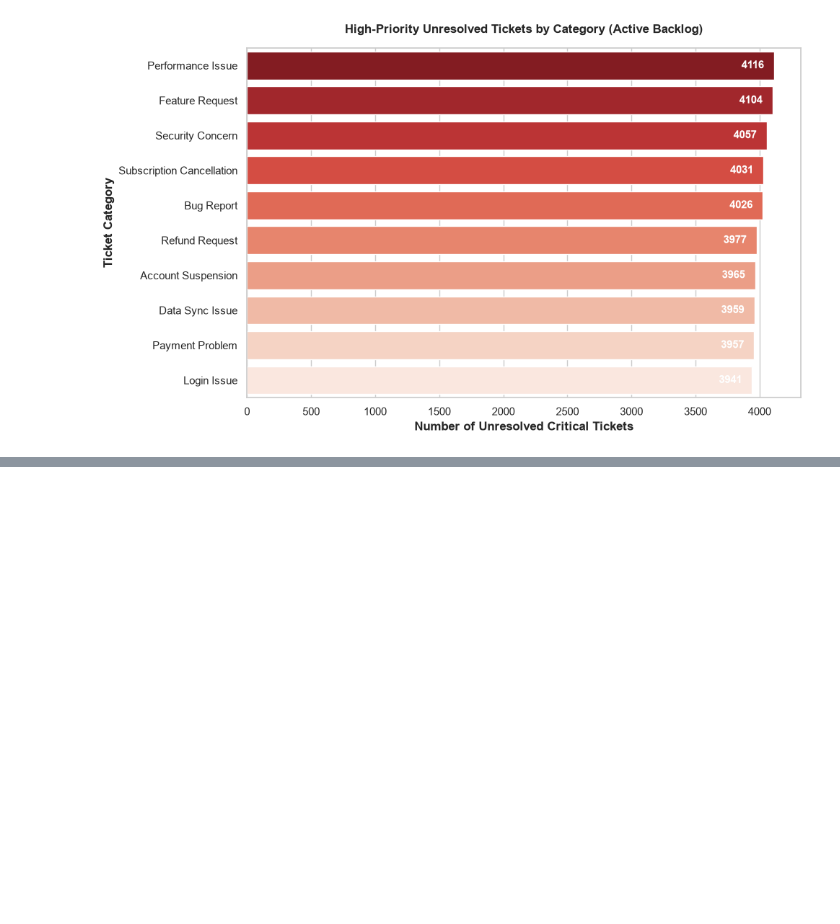
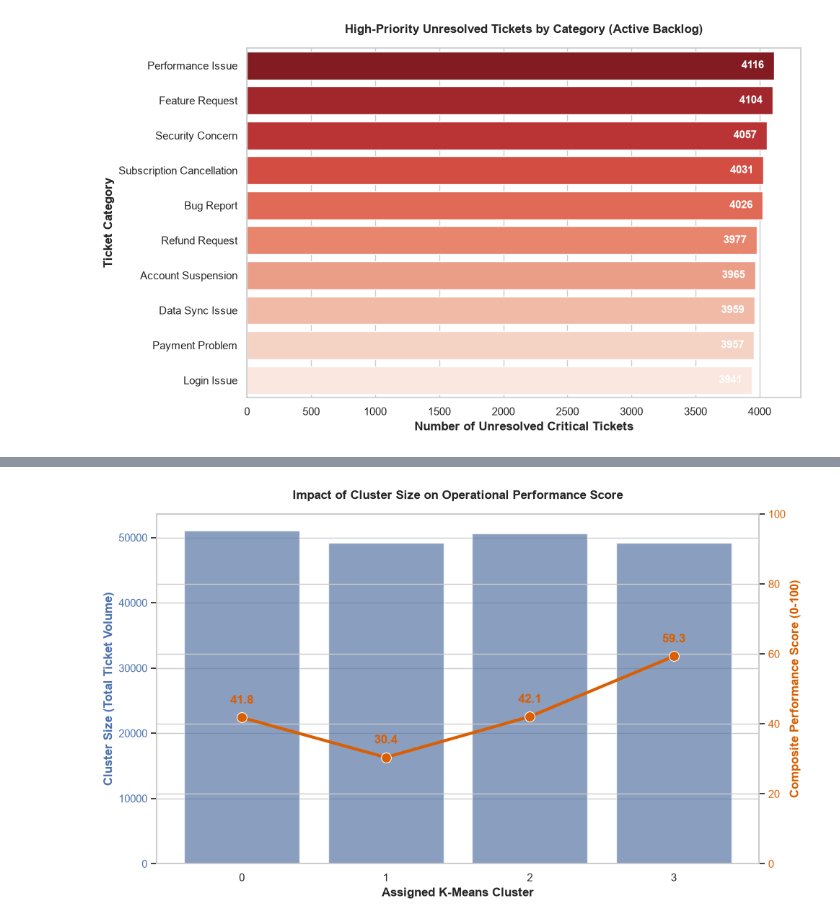
Before and after one commit to springboardmentor1210a/Supportlytics, a Jupyter notebook: analysis.ipynb, the cells around one changed output, grey strips where cells are left out. Saved outputs shown, nothing was run; the diff lists cells and outputs as text; code cells hidden in the pictures; blank space fills up the shorter version.

```diff
--- a/analysis.ipynb
+++ b/analysis.ipynb
@@ -881,0 +998,64 @@ Passing `palette` without assigning `hue` is deprecated and will be removed in v
+# %%
+# 1. Define SLA Compliance (Resolutions under 72 hours are considered compliant)
+df['SLA_Compliant'] = df['Resolution_Duration'] <= 72
+
+# 2. Group by Cluster to calculate Size and Performance Metrics
+cluster_metrics = df.groupby('Cluster').agg(
+    Cluster_Size=('ticket_id', 'count'),
+    SLA_Compliance_Rate=('SLA_Compliant', lambda x: x.mean() * 100),
+    Avg_CSAT=('customer_satisfaction_score', 'mean')
+).reset_index()
+
+# 3. Calculate an aggregate Performance Score (0 to 100 scale)
+# Averages the SLA Compliance % and the CSAT % (CSAT / 5 * 100)
+cluster_metrics['Performance_Score'] = (
+    cluster_metrics['SLA_Compliance_Rate'] + (cluster_metrics['Avg_CSAT'] / 5 * 100)
+) / 2
+
+# 4. Create a Dual-Axis Visualization
+fig, ax1 = plt.subplots(figsize=(10, 6))
+
+# Bar chart for Cluster Size (Ticket Volume)
+sns.barplot(
+    x='Cluster',
+    y='Cluster_Size',
+    data=cluster_metrics,
+    color='#4c72b0',
+    ax=ax1,
+    alpha=0.7
+)
+ax1.set_xlabel('Assigned K-Means Cluster', fontweight='bold')
+ax1.set_ylabel('Cluster Size (Total Ticket Volume)', color='#4c72b0', fontweight='bold')
+ax1.tick_params(axis='y', labelcolor='#4c72b0')
+
+# Line chart for Performance Score
+ax2 = ax1.twinx()
+sns.lineplot(
+    x='Cluster',
+    y='Performance_Score',
+    data=cluster_metrics,
+    ax=ax2,
+    color='#d95f02',
+    marker='o',
+    linewidth=3,
+    markersize=10
+)
+ax2.set_ylabel('Composite Performance Score (0-100)', color='#d95f02', fontweight='bold')
+ax2.set_ylim(0, 100)
+ax2.tick_params(axis='y', labelcolor='#d95f02')
+
+# Annotate the Performance Score data points
+for i, row in cluster_metrics.iterrows():
+    ax2.annotate(
+        f"{row['Performance_Score']:.1f}",
+        (i, row['Performance_Score'] + 4),
+        ha='center',
+        color='#d95f02',
+        fontweight='bold',
+        fontsize=12
+    )
+
+plt.title('Impact of Cluster Size on Operational Performance Score', fontweight='bold', pad=15)
+plt.show()
+# %% [output]
+[figure, added]
```
Also changed, not shown: parts of 10 cells of this notebook, 3 other files.
